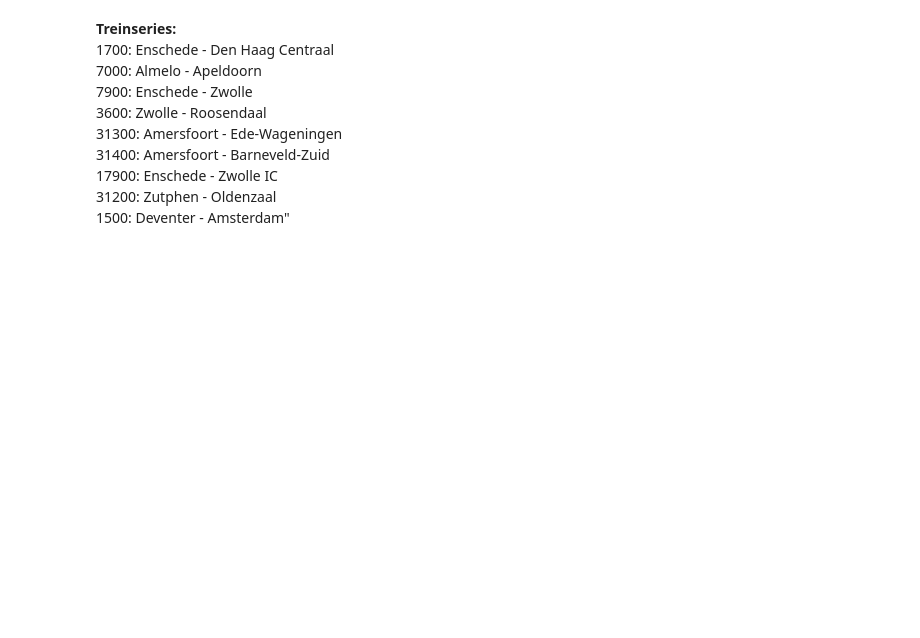
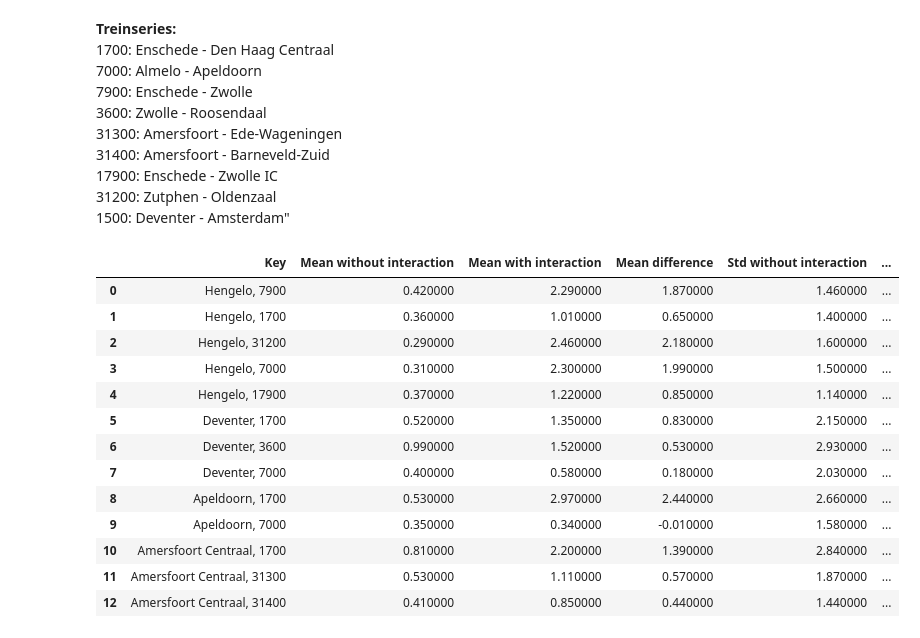
Before and after one commit to NielsvanderRijst/TIL5050-Delayed-ICE, a Jupyter notebook: Secondary delay.ipynb, the cells around one changed output. Drawn from its saved outputs; the diff is of its cells as text; code cells hidden in the pictures; blank space fills up the shorter version.

```diff
--- a/Secondary delay.ipynb
+++ b/Secondary delay.ipynb
@@ -323,3 +323,70 @@ P-value: nan
          17900: Enschede - Zwolle IC<br>
          31200: Zutphen - Oldenzaal<br>
          1500: Deventer - Amsterdam"
+# %%
+import numpy as np
+import pandas as pd
+
+stats_df = pd.DataFrame(columns=[
+    "Key",
+    "Mean without interaction",
+    "Mean with interaction",
+    "Mean difference",
+    "Std without interaction",
+    "Std with interaction"
+])
+
+for key in w_ICE.keys():          # keys where we have WITH interaction data
+    d_with  = np.array(w_ICE[key], dtype=float)
+    d_without = np.array(wo_ICE.get(key, []), dtype=float)
+
+    d_with = d_with[~np.isnan(d_with)]
+    d_without = d_without[~np.isnan(d_without)]
+
+    if len(d_with) == 0 or len(d_without) == 0:
+        continue
+
+    row = {
+        "Key": key,
+        "Mean without interaction": np.mean(d_without),
+        "Mean with interaction": np.mean(d_with),
+        "Mean difference": np.mean(d_with) - np.mean(d_without),
+        "Std without interaction": np.std(d_without),
+        "Std with interaction": np.std(d_with)
+    }
+
+    stats_df.loc[len(stats_df)] = row
+    stats_df = stats_df[~stats_df["Key"].str.endswith("1500")]
+
+# --- Afronden op 2 decimalen ---
+stats_df_rounded = stats_df.copy()
+stats_df_rounded = stats_df_rounded.round(2)
+
+# --- Top-5 grootste mean differences bepalen ---
+top5_idx = stats_df_rounded["Mean difference"].nlargest(5).index
+
+# --- Styling functie ---
+def highlight_top5(row):
+    color = 'background-color: red'
+    default = ''
+    return [color if (row.name in top5_idx and col == "Mean difference") else default
+            for col in row.index]
+
+# --- Gestylede dataframe tonen ---
+stats_df_styled = stats_df_rounded.style.apply(highlight_top5, axis=1)
+stats_df_styled
+# %% [output]
+|  | Key | Mean without interaction | Mean with interaction | Mean difference | Std without interaction | ... |
+| 0 | Hengelo, 7900 | 0.420000 | 2.290000 | 1.870000 | 1.460000 | ... |
+| 1 | Hengelo, 1700 | 0.360000 | 1.010000 | 0.650000 | 1.400000 | ... |
+| 2 | Hengelo, 31200 | 0.290000 | 2.460000 | 2.180000 | 1.600000 | ... |
+| 3 | Hengelo, 7000 | 0.310000 | 2.300000 | 1.990000 | 1.500000 | ... |
+| 4 | Hengelo, 17900 | 0.370000 | 1.220000 | 0.850000 | 1.140000 | ... |
+| 5 | Deventer, 1700 | 0.520000 | 1.350000 | 0.830000 | 2.150000 | ... |
+| 6 | Deventer, 3600 | 0.990000 | 1.520000 | 0.530000 | 2.930000 | ... |
+| 7 | Deventer, 7000 | 0.400000 | 0.580000 | 0.180000 | 2.030000 | ... |
+| 8 | Apeldoorn, 1700 | 0.530000 | 2.970000 | 2.440000 | 2.660000 | ... |
+| 9 | Apeldoorn, 7000 | 0.350000 | 0.340000 | -0.010000 | 1.580000 | ... |
+| 10 | Amersfoort Centraal, 1700 | 0.810000 | 2.200000 | 1.390000 | 2.840000 | ... |
+| 11 | Amersfoort Centraal, 31300 | 0.530000 | 1.110000 | 0.570000 | 1.870000 | ... |
+| 12 | Amersfoort Centraal, 31400 | 0.410000 | 0.850000 | 0.440000 | 1.440000 | ... |
```
Also changed, not shown: parts of 2 cells of this notebook, 15 other files.
